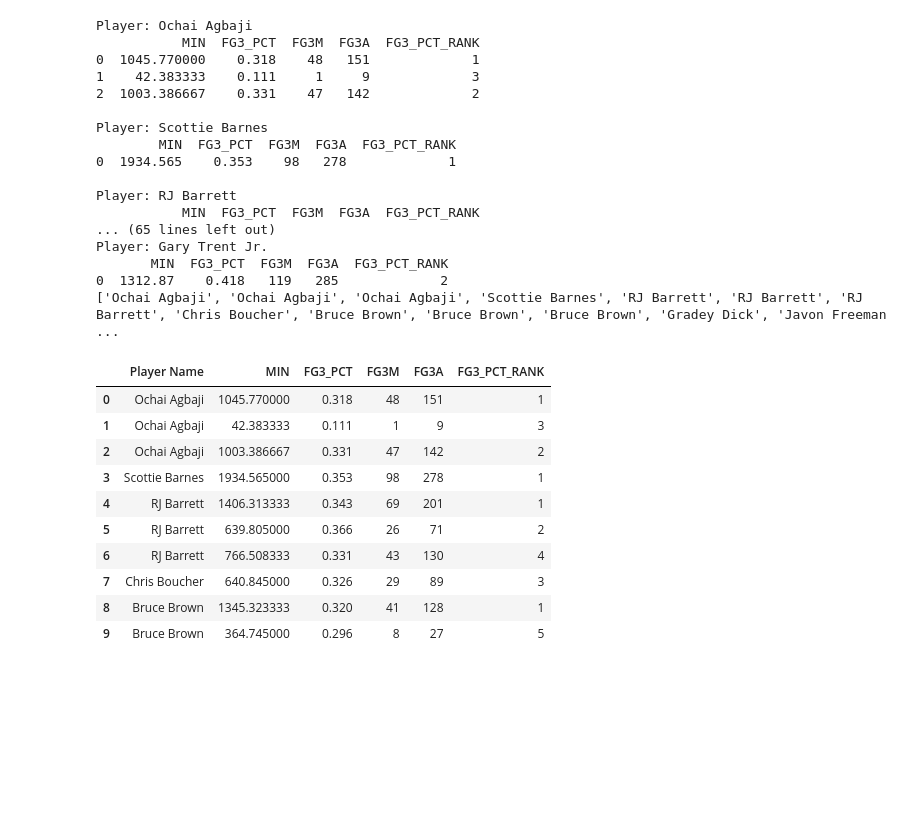
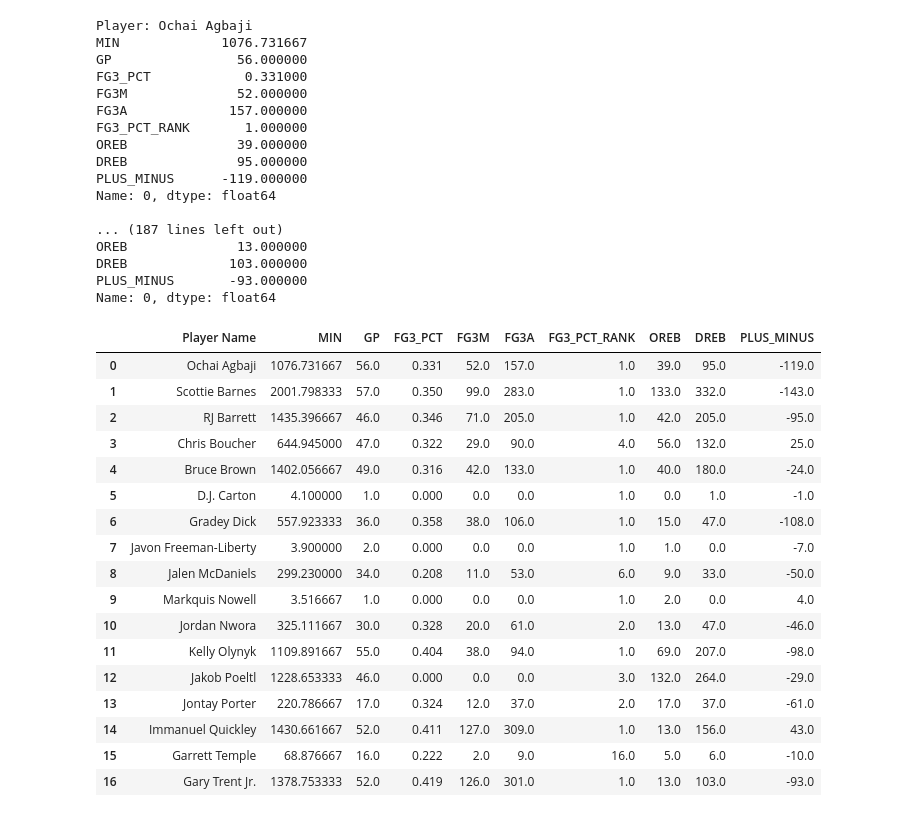
Before and after one commit to JoelManYunLee/Raptors_3_point_predictor, a Jupyter notebook: data_retrieval.ipynb, the cells around one changed output. Drawn from its saved outputs; the diff is of its cells as text; code cells hidden in the pictures; blank space fills up the shorter version.

Commit message:
Updated stats retrieval for individual players

```diff
--- a/data_retrieval.ipynb
+++ b/data_retrieval.ipynb
@@ -64,7 +64,7 @@ def get_player_stats(player_id):
     # Filter stats for the 2023-2024 season
     player_stats_2023_2024 = player_stats_df[player_stats_df['GROUP_VALUE'] == '2023-24']
 
-    desired_statistics = ['MIN', 'FG3_PCT', 'FG3M', 'FG3A', 'FG3_PCT_RANK']
+    desired_statistics = ['MIN', 'GP', 'FG3_PCT', 'FG3M', 'FG3A', 'FG3_PCT_RANK', 'OREB', 'DREB', 'PLUS_MINUS']
 
     # Return the desired statistics
     return player_stats_2023_2024[desired_statistics]
@@ -82,43 +82,52 @@ for player_id in raptors_players['PERSON_ID']:
     player_stats = get_player_stats(player_id)
 
     print(f"\nPlayer: {player_name}")
-    print(player_stats)
+    print(player_stats.iloc[0])
 
-    player_names.extend([player_name]*len(player_stats))
-    raptors_stats.append(player_stats)
+    player_names.extend([player_name])
+    raptors_stats.append(player_stats.iloc[0])
 # %% [output]
 Player: Ochai Agbaji
-           MIN  FG3_PCT  FG3M  FG3A  FG3_PCT_RANK
-0  1045.770000    0.318    48   151             1
-1    42.383333    0.111     1     9             3
-2  1003.386667    0.331    47   142             2
+MIN             1076.731667
+GP                56.000000
+FG3_PCT            0.331000
+FG3M              52.000000
+FG3A             157.000000
+FG3_PCT_RANK       1.000000
+OREB              39.000000
+DREB              95.000000
+PLUS_MINUS      -119.000000
+Name: 0, dtype: float64
 
-Player: Scottie Barnes
-        MIN  FG3_PCT  FG3M  FG3A  FG3_PCT_RANK
-0  1934.565    0.353    98   278             1
-
-Player: RJ Barrett
-           MIN  FG3_PCT  FG3M  FG3A  FG3_PCT_RANK
-... (65 lines left out)
-Player: Gary Trent Jr.
-       MIN  FG3_PCT  FG3M  FG3A  FG3_PCT_RANK
-0  1312.87    0.418   119   285             2
-['Ochai Agbaji', 'Ochai Agbaji', 'Ochai Agbaji', 'Scottie Barnes', 'RJ Barrett', 'RJ Barrett', 'RJ Barrett', 'Chris Boucher', 'Bruce Brown', 'Bruce Brown', 'Bruce Brown', 'Gradey Dick', 'Javon Freeman ...
+... (187 lines left out)
+OREB              13.000000
+DREB             103.000000
+PLUS_MINUS       -93.000000
+Name: 0, dtype: float64
 # %%
-raptors_stats_df = pd.concat(raptors_stats, ignore_index=True)
+raptors_stats_df = pd.DataFrame(raptors_stats)
 
 raptors_stats_df.insert(0, 'Player Name', player_names)
 
-raptors_stats_df.head(10)
+raptors_stats_df = raptors_stats_df.reset_index(drop=True)
+
+raptors_stats_df.head(16)
 # %% [output]
-|  | Player Name | MIN | FG3_PCT | FG3M | FG3A | FG3_PCT_RANK |
-| 0 | Ochai Agbaji | 1045.770000 | 0.318 | 48 | 151 | 1 |
-| 1 | Ochai Agbaji | 42.383333 | 0.111 | 1 | 9 | 3 |
-| 2 | Ochai Agbaji | 1003.386667 | 0.331 | 47 | 142 | 2 |
-| 3 | Scottie Barnes | 1934.565000 | 0.353 | 98 | 278 | 1 |
-| 4 | RJ Barrett | 1406.313333 | 0.343 | 69 | 201 | 1 |
-| 5 | RJ Barrett | 639.805000 | 0.366 | 26 | 71 | 2 |
-| 6 | RJ Barrett | 766.508333 | 0.331 | 43 | 130 | 4 |
-| 7 | Chris Boucher | 640.845000 | 0.326 | 29 | 89 | 3 |
-| 8 | Bruce Brown | 1345.323333 | 0.320 | 41 | 128 | 1 |
-| 9 | Bruce Brown | 364.745000 | 0.296 | 8 | 27 | 5 |
+|  | Player Name | MIN | GP | FG3_PCT | FG3M | FG3A | FG3_PCT_RANK | OREB | DREB | PLUS_MINUS |
+| 0 | Ochai Agbaji | 1076.731667 | 56.0 | 0.331 | 52.0 | 157.0 | 1.0 | 39.0 | 95.0 | -119.0 |
+| 1 | Scottie Barnes | 2001.798333 | 57.0 | 0.350 | 99.0 | 283.0 | 1.0 | 133.0 | 332.0 | -143.0 |
+| 2 | RJ Barrett | 1435.396667 | 46.0 | 0.346 | 71.0 | 205.0 | 1.0 | 42.0 | 205.0 | -95.0 |
+| 3 | Chris Boucher | 644.945000 | 47.0 | 0.322 | 29.0 | 90.0 | 4.0 | 56.0 | 132.0 | 25.0 |
+| 4 | Bruce Brown | 1402.056667 | 49.0 | 0.316 | 42.0 | 133.0 | 1.0 | 40.0 | 180.0 | -24.0 |
+| 5 | D.J. Carton | 4.100000 | 1.0 | 0.000 | 0.0 | 0.0 | 1.0 | 0.0 | 1.0 | -1.0 |
+| 6 | Gradey Dick | 557.923333 | 36.0 | 0.358 | 38.0 | 106.0 | 1.0 | 15.0 | 47.0 | -108.0 |
+| 7 | Javon Freeman-Liberty | 3.900000 | 2.0 | 0.000 | 0.0 | 0.0 | 1.0 | 1.0 | 0.0 | -7.0 |
+| 8 | Jalen McDaniels | 299.230000 | 34.0 | 0.208 | 11.0 | 53.0 | 6.0 | 9.0 | 33.0 | -50.0 |
+| 9 | Markquis Nowell | 3.516667 | 1.0 | 0.000 | 0.0 | 0.0 | 1.0 | 2.0 | 0.0 | 4.0 |
+| 10 | Jordan Nwora | 325.111667 | 30.0 | 0.328 | 20.0 | 61.0 | 2.0 | 13.0 | 47.0 | -46.0 |
+| 11 | Kelly Olynyk | 1109.891667 | 55.0 | 0.404 | 38.0 | 94.0 | 1.0 | 69.0 | 207.0 | -98.0 |
+| 12 | Jakob Poeltl | 1228.653333 | 46.0 | 0.000 | 0.0 | 0.0 | 3.0 | 132.0 | 264.0 | -29.0 |
+| 13 | Jontay Porter | 220.786667 | 17.0 | 0.324 | 12.0 | 37.0 | 2.0 | 17.0 | 37.0 | -61.0 |
+| 14 | Immanuel Quickley | 1430.661667 | 52.0 | 0.411 | 127.0 | 309.0 | 1.0 | 13.0 | 156.0 | 43.0 |
+| 15 | Garrett Temple | 68.876667 | 16.0 | 0.222 | 2.0 | 9.0 | 16.0 | 5.0 | 6.0 | -10.0 |
+| 16 | Gary Trent Jr. | 1378.753333 | 52.0 | 0.419 | 126.0 | 301.0 | 1.0 | 13.0 | 103.0 | -93.0 |
```
Also changed, not shown: parts of 3 cells of this notebook.
